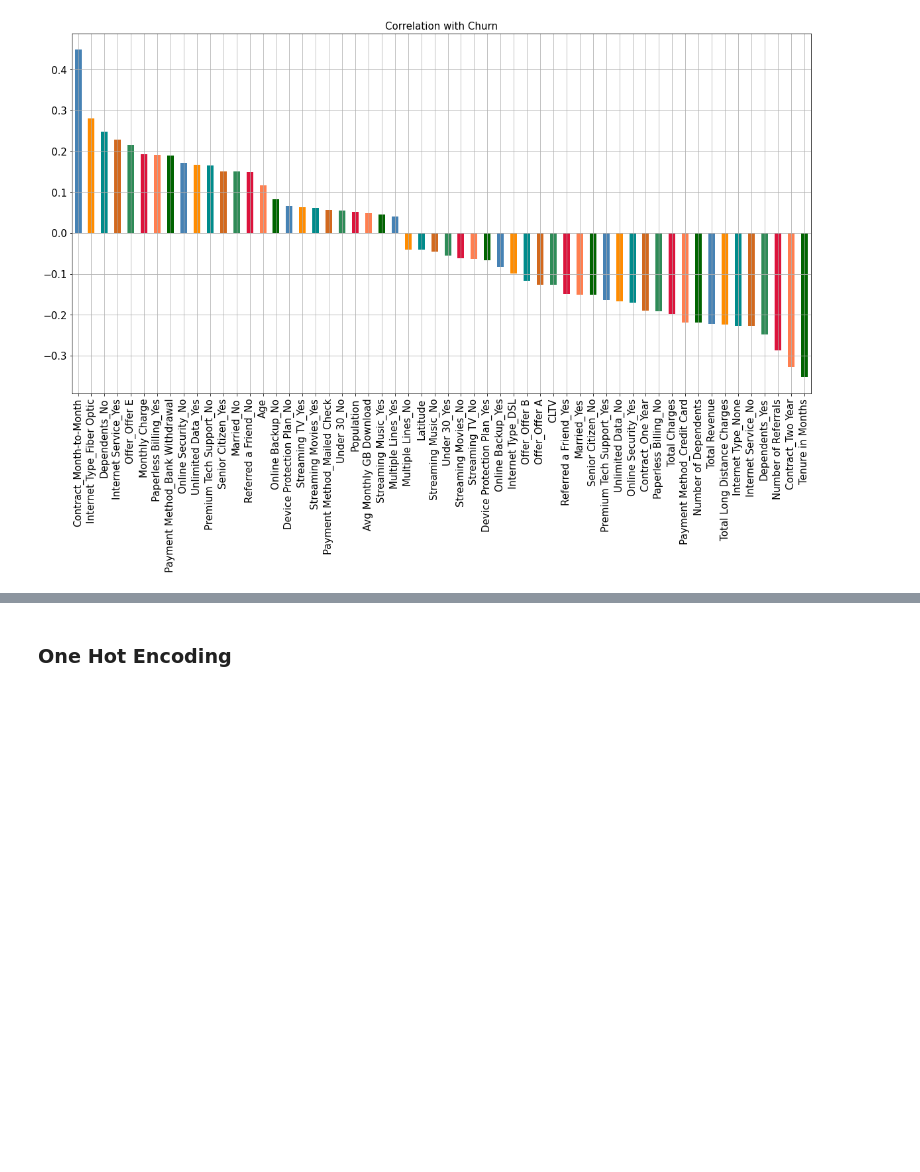
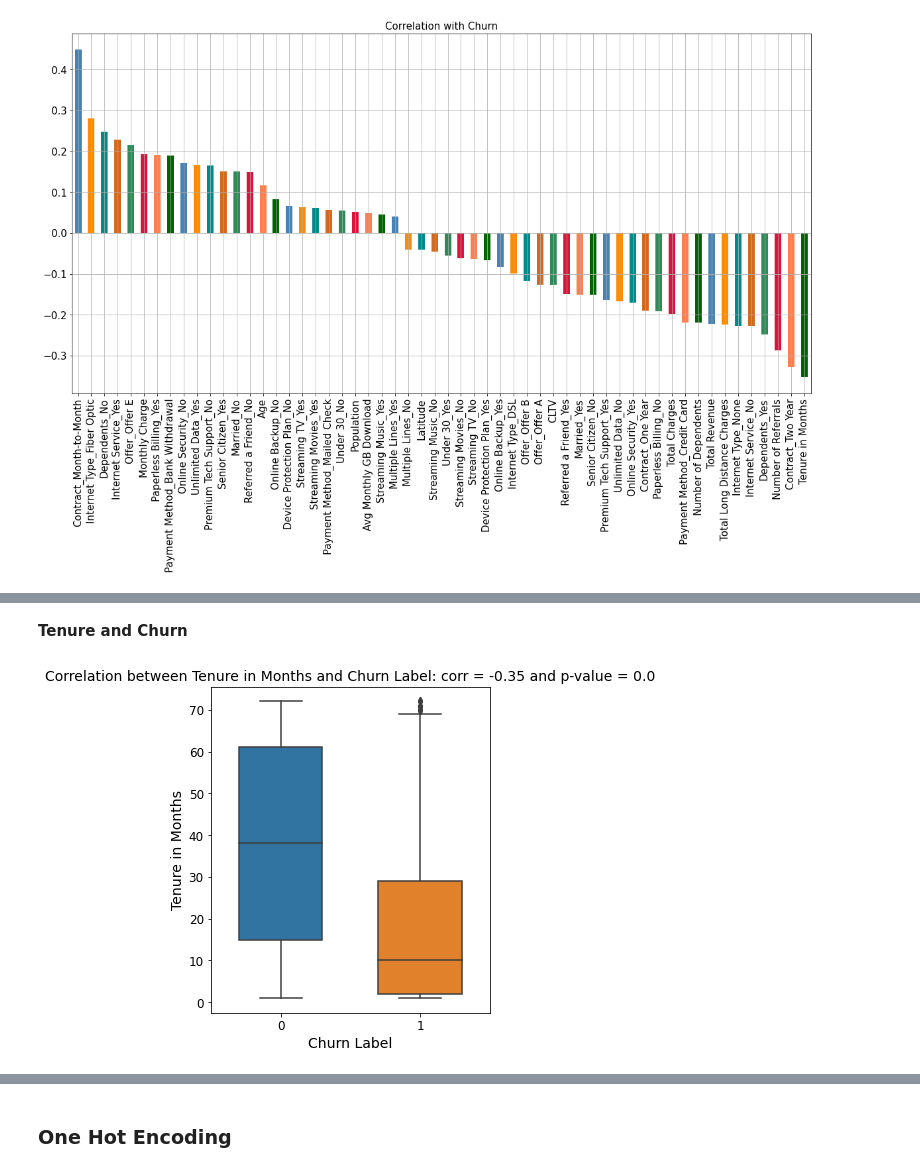
Before and after one commit to lucienwalewski/cse204project, a Jupyter notebook: src/preprocessing.ipynb, the cells around one changed output, grey strips where cells are left out. Cells and saved outputs as stored; diff of their text form; code cells hidden in the pictures; blank space fills up the shorter version.

```diff
--- a/src/preprocessing.ipynb
+++ b/src/preprocessing.ipynb
@@ -296,0 +322,34 @@ plt.show()
+# %%
+def boxPlot(numerical, categorical="Churn Label"):
+    fig, axes = plt.subplots(figsize=(5, 6))
+    axes = sns.boxplot(x=categorical, y=numerical, data=df[[categorical, numerical]], orient="v", width=0.6 ,ax=axes)
+    plt.tick_params(axis='both', which='major', labelsize=12)
+    plt.xlabel(categorical, fontsize=14)
+    plt.ylabel(numerical, fontsize=14)
+
+    # Point-Biserial correlation
+    corr, p_val = stats.pointbiserialr(df[numerical], df[categorical])
+    corr = corr.round(2)
+    p_val = p_val.round(4)
+
+    plt.title("Correlation between " + numerical +" and " + categorical + ": corr = " + str(corr) +
+              " and p-value = " + str(p_val), fontsize=14)
+    plt.show()
+
+def plotHistogram(numerical, categorical="Churn Label", bins=40):
+    ax = df.loc[df[categorical] == 0, numerical].hist(bins=bins, color="blue", alpha=0.5, label="Stay",
+                                                        figsize=(10, 6), grid=False)
+    df.loc[df[categorical] == 1, numerical].hist(bins=bins, color="red", ax=ax, alpha=0.5, label="Churn", grid=False)
+    ax.legend(fontsize=12);
+
+def plotMeans(numerical, categorical="Churn Label"):
+    means = df[numerical].groupby(df[categorical]).mean()
+
+    fig = plt.figure(figsize=(6, 4))
+    plt.bar(means.index, means, color=['SteelBlue', 'DarkOrange', 'DarkCyan'])
+    plt.xticks(np.arange(0, len(means.index)))
+    plt.tick_params(axis='both', which='major', labelsize=12)
+    plt.ylabel("Mean of " + numerical , fontsize=14)
+    plt.xlabel(categorical, fontsize=14)
+    plt.title("Mean of " + numerical + " w.r.t " + categorical, fontsize=14)
+    plt.show()
@@ -296,0 +389,6 @@ plt.show()
+# %% [markdown]
+**Tenure and Churn**
+# %%
+boxPlot("Tenure in Months")
+# %% [output]
+[figure, added]
```
Also changed, not shown: parts of 26 cells of this notebook.
